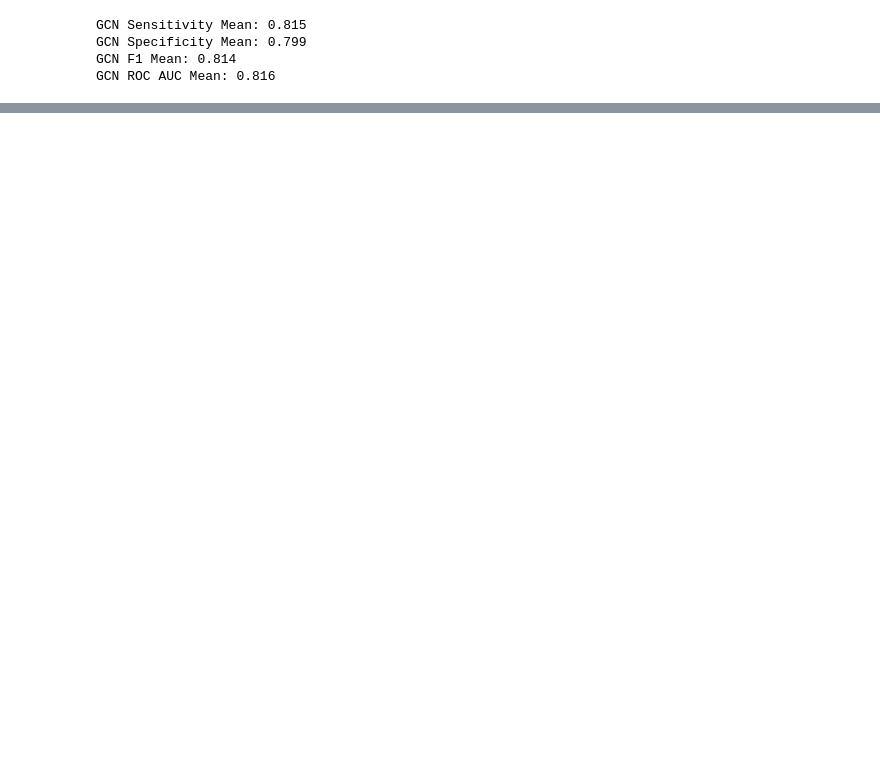
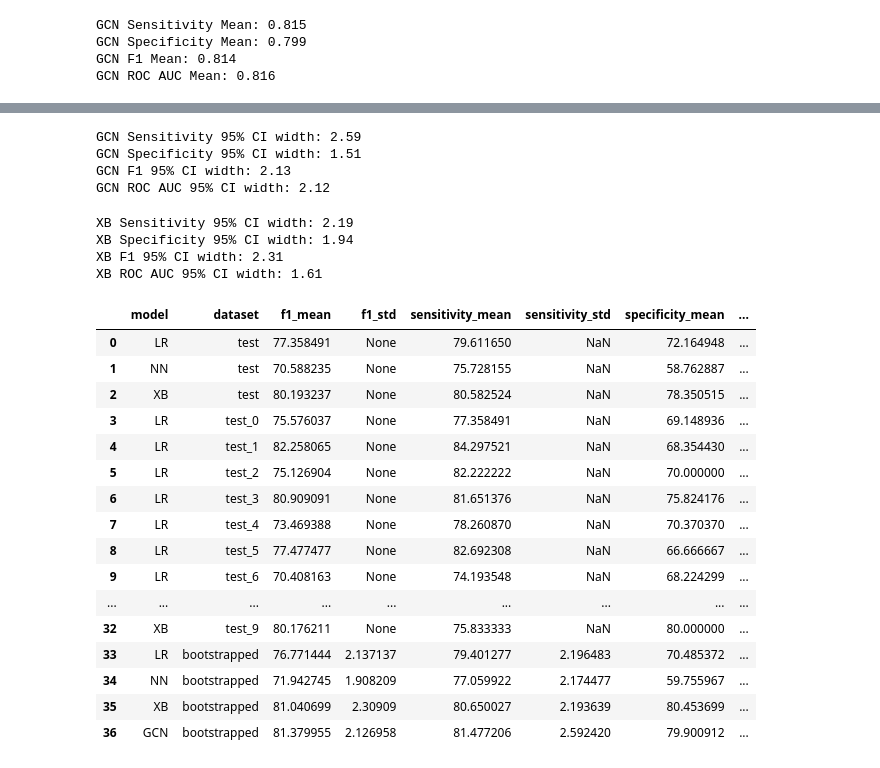
Before and after one commit to fowler-lab/tb-pnca-gnn, a Jupyter notebook: dd_pnca/bootstrapping.ipynb, the cells around one changed output, grey strips where cells are left out. Drawn from its saved outputs; the diff is of its cells as text; code cells hidden in the pictures; blank space fills up the shorter version.

```diff
--- a/dd_pnca/bootstrapping.ipynb
+++ b/dd_pnca/bootstrapping.ipynb
@@ -313,0 +283,8 @@ xb_f1 = [0.8237, 0.9028, 0.8161, 0.8606, 0.7944, 0.8254, 0.7703, 0.8738, 0.8663,
+# %%
+def confidence_interval_width(data, confidence=0.95):
+    arr = np.array(data)
+    n = len(arr)
+    sem = stats.sem(arr)
+    # h = sem * stats.t.ppf((1 + confidence) / 2., n-1)
+    h = 1.96 * sem
+    return h
@@ -364,0 +365,46 @@ ROC AUC z-test: z = -1.0619, p = 0.2883
+# %%
+gcn_sens_width = confidence_interval_width(gcn_results['sensitivity'])*100
+gcn_spec_width = confidence_interval_width(gcn_results['specificity'])*100
+gcn_f1_width = confidence_interval_width(gcn_results['f1'])*100
+gcn_roc_auc_width = confidence_interval_width(gcn_results['roc_auc'])*100
+
+print(f"GCN Sensitivity 95% CI width: {gcn_sens_width:.2f}")
+print(f"GCN Specificity 95% CI width: {gcn_spec_width:.2f}")
+print(f"GCN F1 95% CI width: {gcn_f1_width:.2f}")
+print(f"GCN ROC AUC 95% CI width: {gcn_roc_auc_width:.2f}")
+# %% [output]
+GCN Sensitivity 95% CI width: 2.59
+GCN Specificity 95% CI width: 1.51
+GCN F1 95% CI width: 2.13
+GCN ROC AUC 95% CI width: 2.12
+# %%
+xb_sens_width = confidence_interval_width(xb_sens)*100
+xb_spec_width = confidence_interval_width(xb_spec)*100
+xb_f1_width = confidence_interval_width(xb_f1)*100
+xb_roc_auc_width = confidence_interval_width(xb_roc_auc)*100
+
+print(f"XB Sensitivity 95% CI width: {xb_sens_width:.2f}")
+print(f"XB Specificity 95% CI width: {xb_spec_width:.2f}")
+print(f"XB F1 95% CI width: {xb_f1_width:.2f}")
+print(f"XB ROC AUC 95% CI width: {xb_roc_auc_width:.2f}")
+# %% [output]
+XB Sensitivity 95% CI width: 2.19
+XB Specificity 95% CI width: 1.94
+XB F1 95% CI width: 2.31
+XB ROC AUC 95% CI width: 1.61
+# %%
+gcn_results_row = ["GCN",
+                   "bootstrapped",
+                    np.mean(gcn_results['f1'])*100,
+                    gcn_f1_width,
+                    np.mean(gcn_results['sensitivity'])*100,
+                    gcn_sens_width,
+                    np.mean(gcn_results['specificity'])*100,
+                    gcn_spec_width,
+                    np.mean(gcn_results['roc_auc'])*100,
+                    gcn_roc_auc_width,
+                    np.nan,
+                    np.nan,
+                    np.nan,
+                    np.nan,
+                   ]
@@ -364,0 +413,20 @@ ROC AUC z-test: z = -1.0619, p = 0.2883
+# %%
+carter_results
+# %% [output]
+|  | model | dataset | f1_mean | f1_std | sensitivity_mean | sensitivity_std | specificity_mean | ... |
+| 0 | LR | test | 77.358491 | None | 79.611650 | NaN | 72.164948 | ... |
+| 1 | NN | test | 70.588235 | None | 75.728155 | NaN | 58.762887 | ... |
+| 2 | XB | test | 80.193237 | None | 80.582524 | NaN | 78.350515 | ... |
+| 3 | LR | test_0 | 75.576037 | None | 77.358491 | NaN | 69.148936 | ... |
+| 4 | LR | test_1 | 82.258065 | None | 84.297521 | NaN | 68.354430 | ... |
+| 5 | LR | test_2 | 75.126904 | None | 82.222222 | NaN | 70.000000 | ... |
+| 6 | LR | test_3 | 80.909091 | None | 81.651376 | NaN | 75.824176 | ... |
+| 7 | LR | test_4 | 73.469388 | None | 78.260870 | NaN | 70.370370 | ... |
+| 8 | LR | test_5 | 77.477477 | None | 82.692308 | NaN | 66.666667 | ... |
+| 9 | LR | test_6 | 70.408163 | None | 74.193548 | NaN | 68.224299 | ... |
+| ... | ... | ... | ... | ... | ... | ... | ... | ... |
+| 32 | XB | test_9 | 80.176211 | None | 75.833333 | NaN | 80.000000 | ... |
+| 33 | LR | bootstrapped | 76.771444 | 2.137137 | 79.401277 | 2.196483 | 70.485372 | ... |
+| 34 | NN | bootstrapped | 71.942745 | 1.908209 | 77.059922 | 2.174477 | 59.755967 | ... |
+| 35 | XB | bootstrapped | 81.040699 | 2.30909 | 80.650027 | 2.193639 | 80.453699 | ... |
+| 36 | GCN | bootstrapped | 81.379955 | 2.126958 | 81.477206 | 2.592420 | 79.900912 | ... |
```
Also changed, not shown: parts of 28 cells of this notebook, 3 other files.
